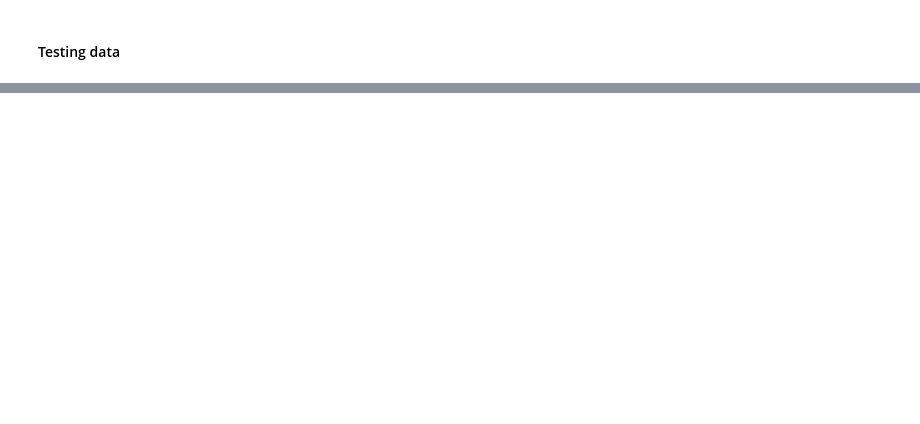
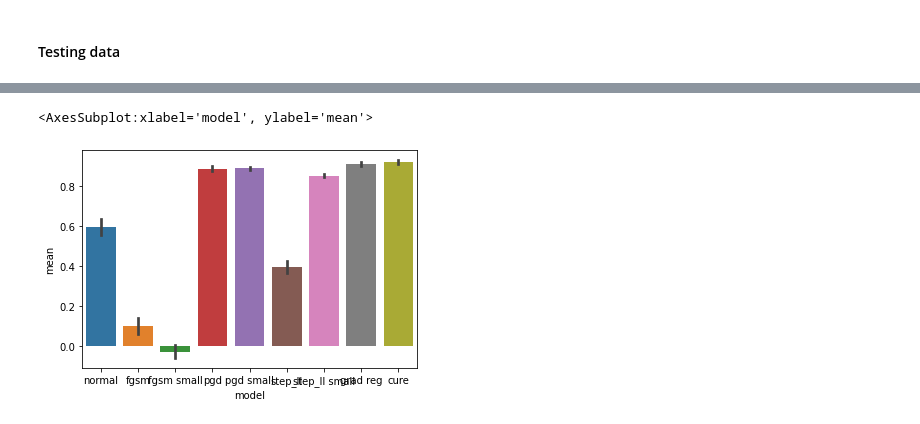
Before and after one commit to CarlosGomes98/false_sense_of_security, a Jupyter notebook: notebooks/Metrics.ipynb, the cells around one changed output, grey strips where cells are left out. Drawn from its saved outputs; the diff is of its cells as text; code cells hidden in the pictures; blank space fills up the shorter version.

```diff
--- a/notebooks/Metrics.ipynb
+++ b/notebooks/Metrics.ipynb
@@ -403,0 +286,3 @@ cure: 0.0751025527715683
+# %%
+colinearity = pd.read_csv("../pgd_colinearity.csv")
+colinearity = colinearity.drop(columns=[colinearity.columns[0]])
@@ -403,0 +297,5 @@ cure: 0.0751025527715683
+# %%
+sns.barplot(data=colinearity, x='model', y='mean')
+# %% [output]
+<AxesSubplot:xlabel='model', ylabel='mean'>
+[figure, added]
```
Also changed, not shown: parts of 60 cells of this notebook, 6 other files.
